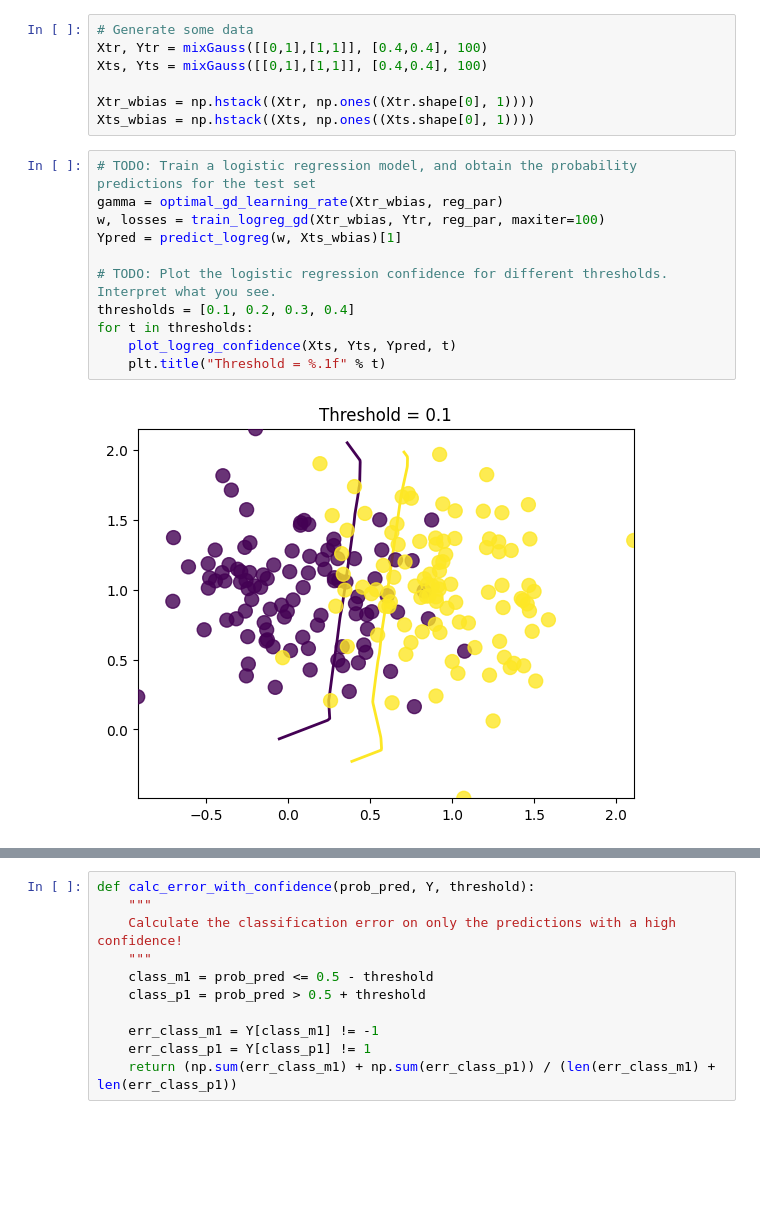
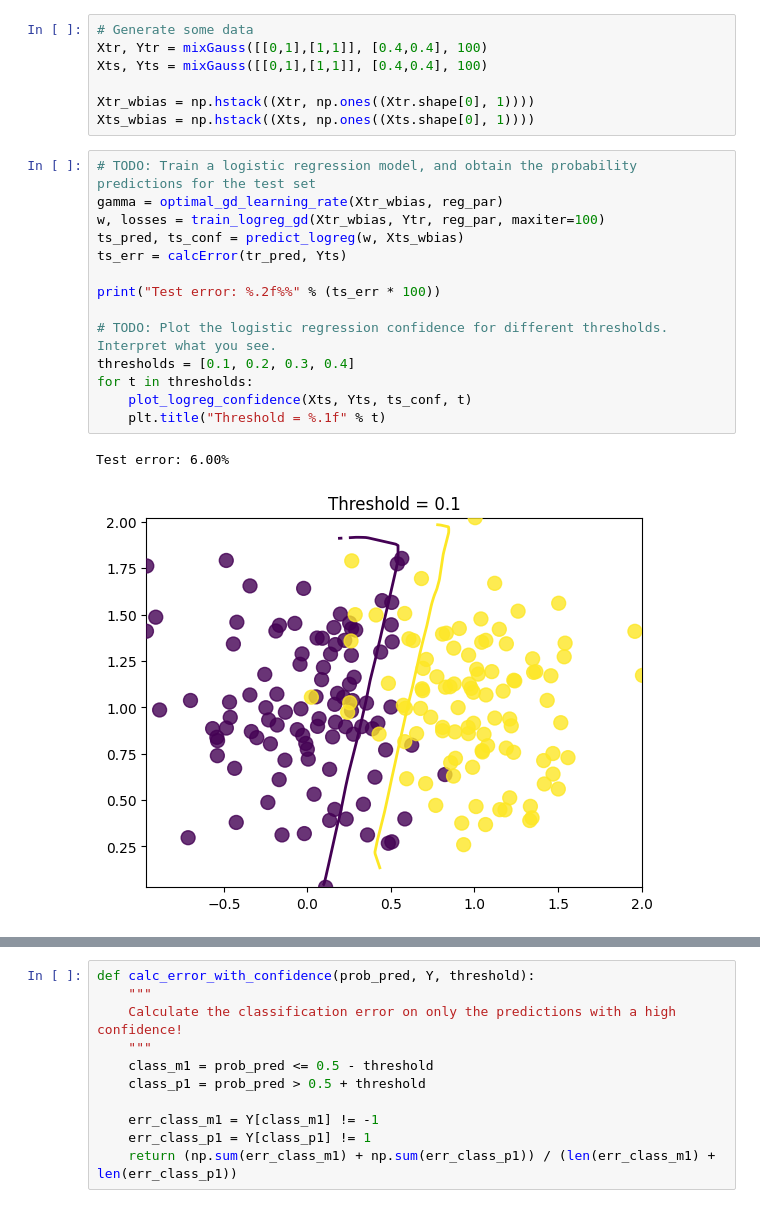
Before and after one commit to girofex/Machine-Learning-Algorithms, a Jupyter notebook: Lab4_LogisticRegression.ipynb, the cells around one changed output, grey strips where cells are left out. Saved outputs shown, nothing was run; the diff lists cells and outputs as text; blank space fills up the shorter version.

```diff
--- a/Lab4_LogisticRegression.ipynb
+++ b/Lab4_LogisticRegression.ipynb
@@ -302,13 +302,17 @@ Xts_wbias = np.hstack((Xts, np.ones((Xts.shape[0], 1))))
 # %%
 # TODO: Train a logistic regression model, and obtain the probability predictions for the test set
 gamma = optimal_gd_learning_rate(Xtr_wbias, reg_par)
 w, losses = train_logreg_gd(Xtr_wbias, Ytr, reg_par, maxiter=100)
-Ypred = predict_logreg(w, Xts_wbias)[1]
+ts_pred, ts_conf = predict_logreg(w, Xts_wbias)
+ts_err = calcError(tr_pred, Yts)
+
+print("Test error: %.2f%%" % (ts_err * 100))
 
 # TODO: Plot the logistic regression confidence for different thresholds. Interpret what you see.
 thresholds = [0.1, 0.2, 0.3, 0.4]
 for t in thresholds:
-    plot_logreg_confidence(Xts, Yts, Ypred, t)
+    plot_logreg_confidence(Xts, Yts, ts_conf, t)
     plt.title("Threshold = %.1f" % t)
 # %% [output]
+Test error: 6.00%
-[figure, old version]
+[figure, new version]
```
Also changed, not shown: parts of 8 cells of this notebook.
